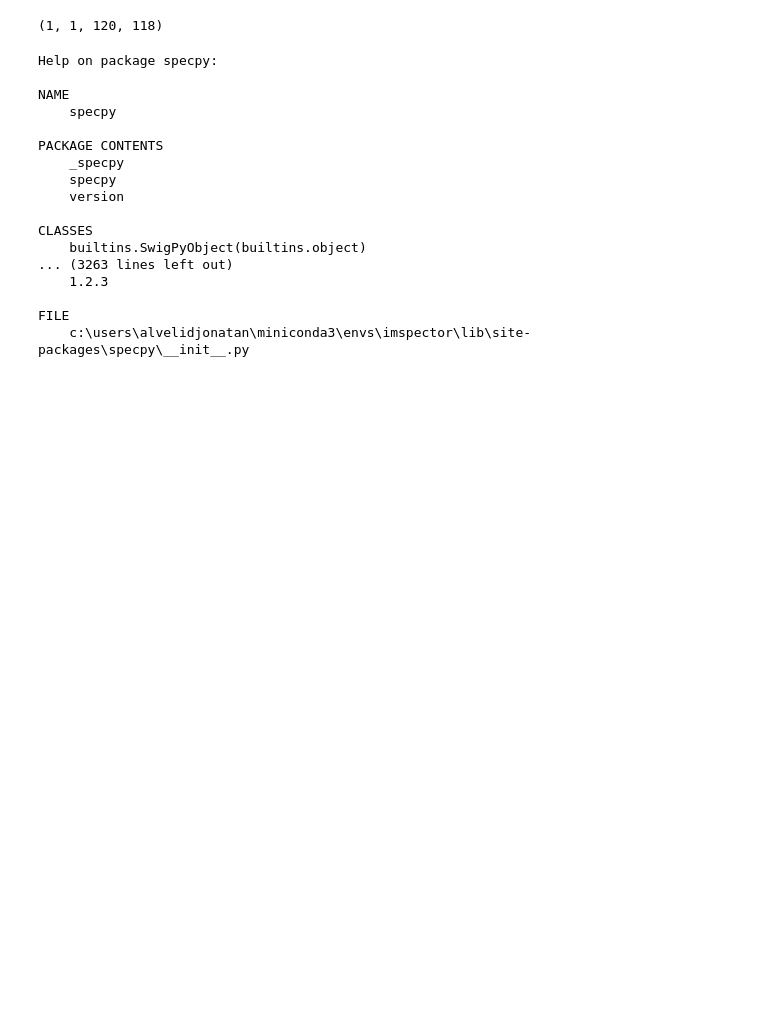
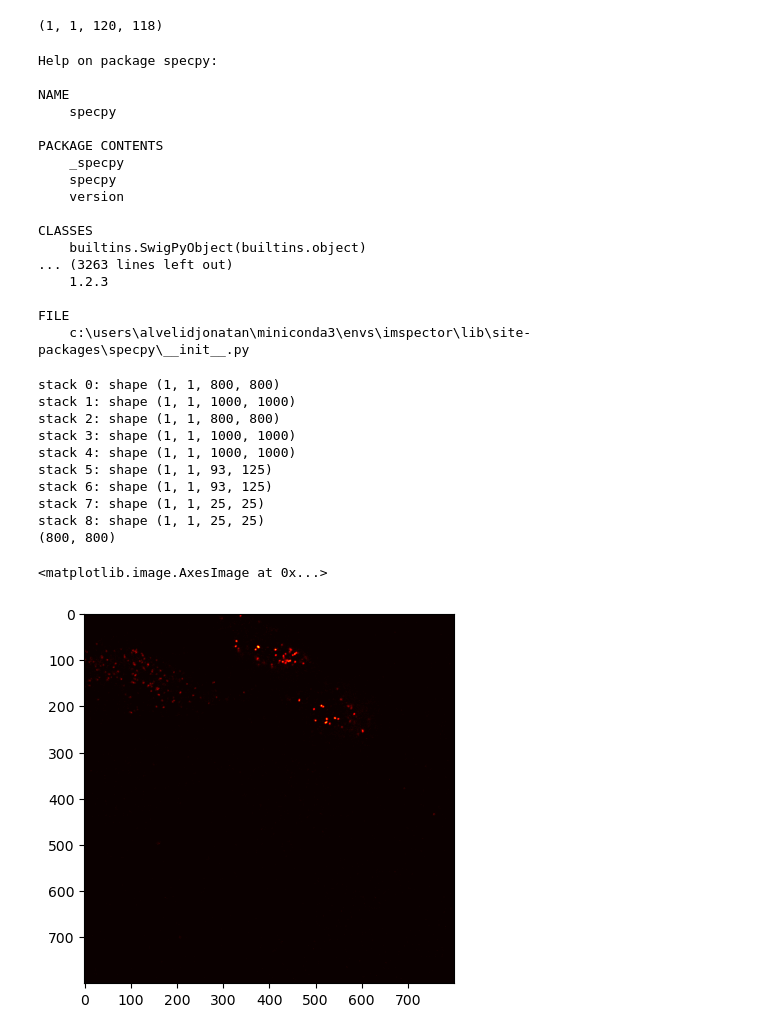
Before and after one commit to jonatanalvelid/etMINFLUX, a Jupyter notebook: test_imspector_con.ipynb, the cells around one changed output. Cells and saved outputs as stored; diff of their text form; code cells hidden in the pictures; blank space fills up the shorter version.

```diff
--- a/test_imspector_con.ipynb
+++ b/test_imspector_con.ipynb
@@ -53,3 +53,31 @@ CLASSES
 
 FILE
     c:\users\alvelidjonatan\miniconda3\envs\imspector\lib\site-packages\specpy\__init__.py
+# %%
+import specpy
+import numpy as np
+import matplotlib.pyplot as plt
+
+ims = specpy.get_application()
+# %%
+meas = ims.active_measurement()
+for i in range(9):
+    img = meas.stack(i).data()
+    print(f'stack {i}: shape {np.shape(img)}')
+
+img = np.squeeze(meas.stack(0).data())
+print(np.shape(img))
+plt.imshow(img, cmap='hot')
+# %% [output]
+stack 0: shape (1, 1, 800, 800)
+stack 1: shape (1, 1, 1000, 1000)
+stack 2: shape (1, 1, 800, 800)
+stack 3: shape (1, 1, 1000, 1000)
+stack 4: shape (1, 1, 1000, 1000)
+stack 5: shape (1, 1, 93, 125)
+stack 6: shape (1, 1, 93, 125)
+stack 7: shape (1, 1, 25, 25)
+stack 8: shape (1, 1, 25, 25)
+(800, 800)
+<matplotlib.image.AxesImage at 0x...>
+[figure, added]
```
Also changed, not shown: parts of 2 cells of this notebook, 3 other files.
